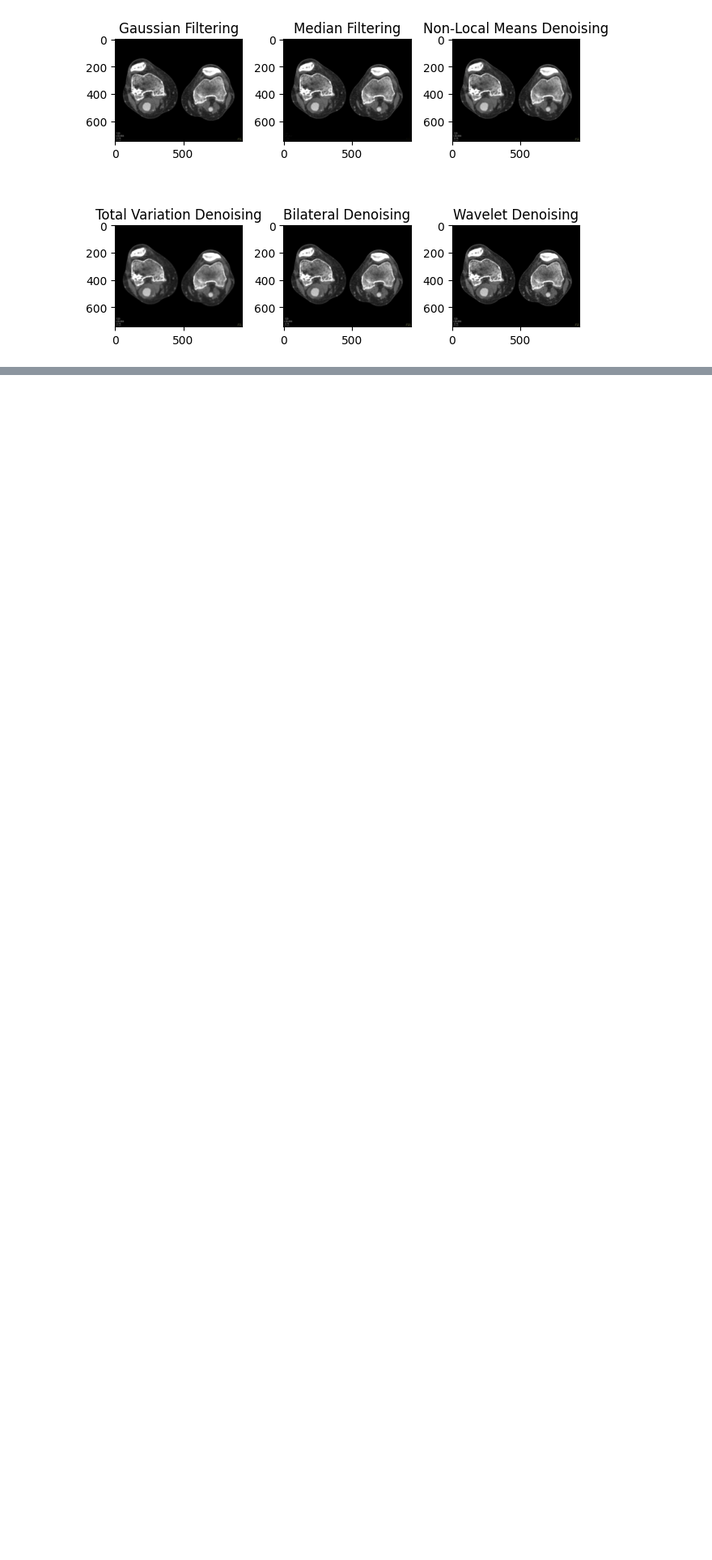
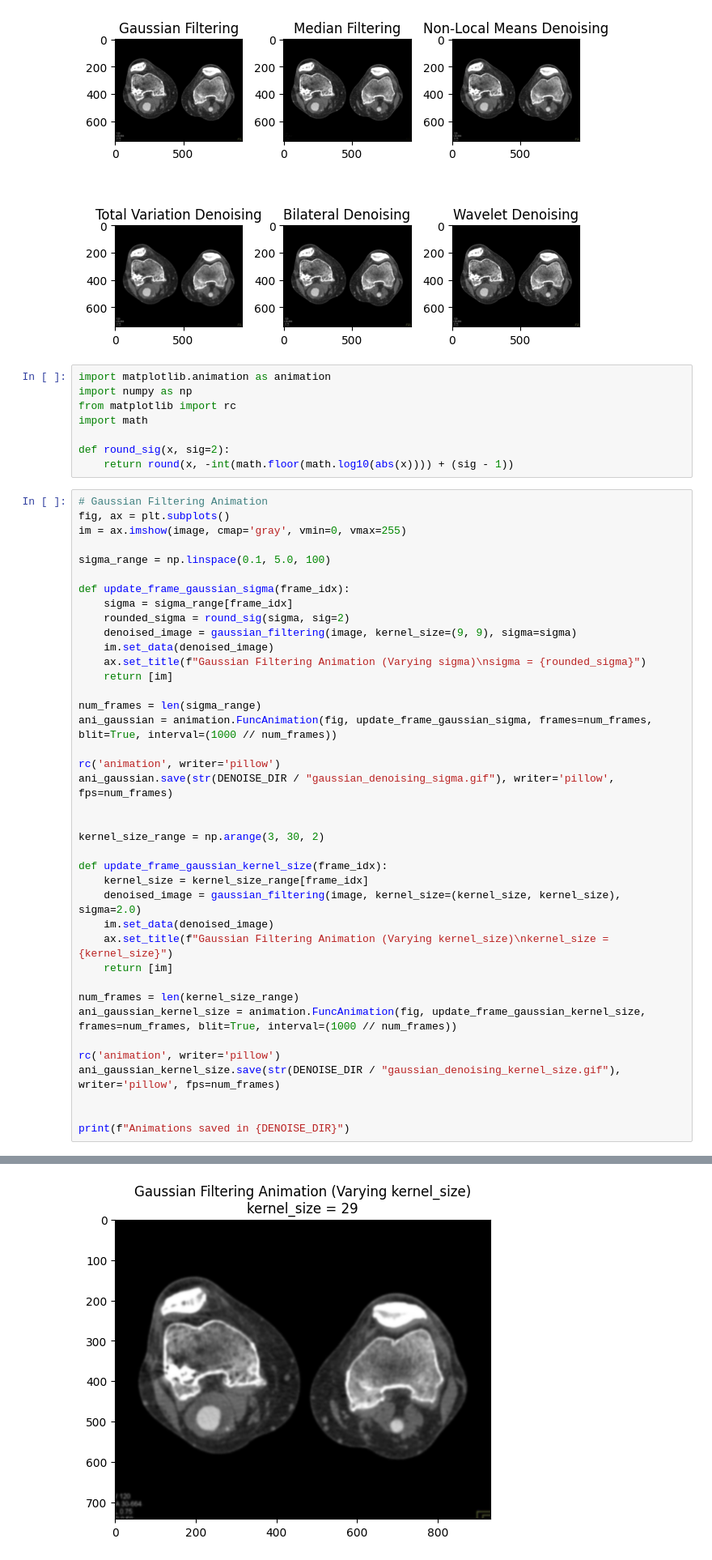
Before and after one commit to punitarani/clotscape, a Jupyter notebook: notebooks/preprocessing.ipynb, the cells around one changed output, grey strips where cells are left out. Shown at 81% size. Cells and saved outputs as stored; diff of their text form; blank space fills up the shorter version.

```diff
--- a/notebooks/preprocessing.ipynb
+++ b/notebooks/preprocessing.ipynb
@@ -98,3 +97,51 @@ plt.tight_layout()
 plt.show()
 # %% [output]
 [figure]
+# %%
+import matplotlib.animation as animation
+import numpy as np
+from matplotlib import rc
+import math
+
+def round_sig(x, sig=2):
+    return round(x, -int(math.floor(math.log10(abs(x)))) + (sig - 1))
+# %%
+# Gaussian Filtering Animation
+fig, ax = plt.subplots()
+im = ax.imshow(image, cmap='gray', vmin=0, vmax=255)
+
+sigma_range = np.linspace(0.1, 5.0, 100)
+
+def update_frame_gaussian_sigma(frame_idx):
+    sigma = sigma_range[frame_idx]
+    rounded_sigma = round_sig(sigma, sig=2)
+    denoised_image = gaussian_filtering(image, kernel_size=(9, 9), sigma=sigma)
+    im.set_data(denoised_image)
+    ax.set_title(f"Gaussian Filtering Animation (Varying sigma)\nsigma = {rounded_sigma}")
+    return [im]
+
+num_frames = len(sigma_range)
+ani_gaussian = animation.FuncAnimation(fig, update_frame_gaussian_sigma, frames=num_frames, blit=True, interval=(1000 // num_frames))
+
+rc('animation', writer='pillow')
+ani_gaussian.save(str(DENOISE_DIR / "gaussian_denoising_sigma.gif"), writer='pillow', fps=num_frames)
+
+
+kernel_size_range = np.arange(3, 30, 2)
+
+def update_frame_gaussian_kernel_size(frame_idx):
+    kernel_size = kernel_size_range[frame_idx]
+    denoised_image = gaussian_filtering(image, kernel_size=(kernel_size, kernel_size), sigma=2.0)
+    im.set_data(denoised_image)
+    ax.set_title(f"Gaussian Filtering Animation (Varying kernel_size)\nkernel_size = {kernel_size}")
+    return [im]
+
+num_frames = len(kernel_size_range)
+ani_gaussian_kernel_size = animation.FuncAnimation(fig, update_frame_gaussian_kernel_size, frames=num_frames, blit=True, interval=(1000 // num_frames))
+
+rc('animation', writer='pillow')
+ani_gaussian_kernel_size.save(str(DENOISE_DIR / "gaussian_denoising_kernel_size.gif"), writer='pillow', fps=num_frames)
+
+
+print(f"Animations saved in {DENOISE_DIR}")
+# %% [output]
@@ -100,0 +149 @@ plt.show()
+[figure, added]
```
Also changed, not shown: parts of 23 cells of this notebook.
